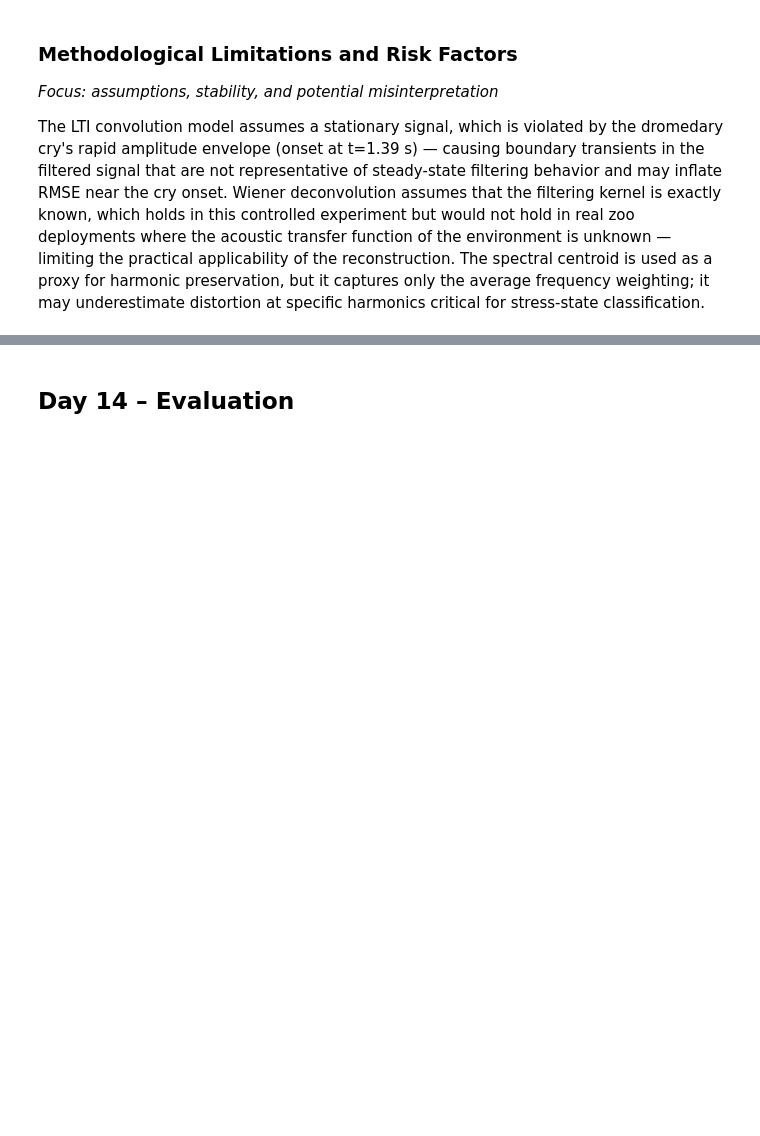
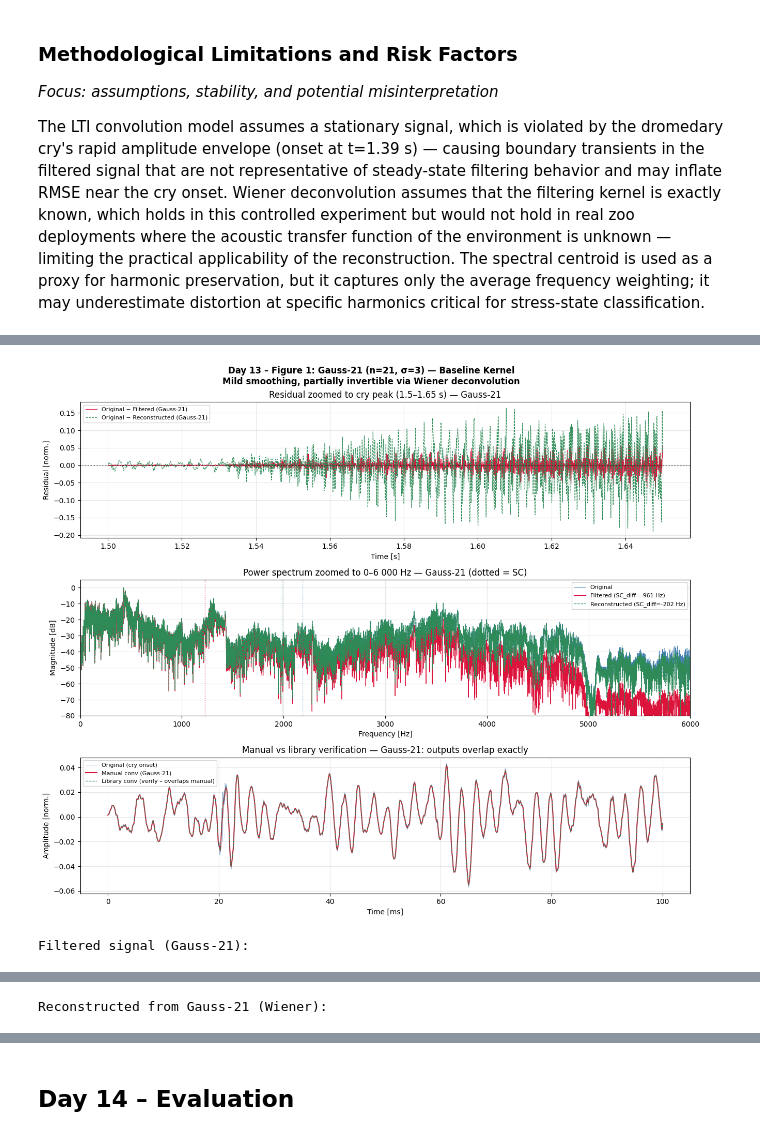
Before and after one commit to Sandra-Senn/gbsv_mc, a Jupyter notebook: mc1/gbsv_mc1.3_convolution_sandra_senn.ipynb, the cells around one changed output, grey strips where cells are left out. Saved outputs shown, nothing was run; the diff lists cells and outputs as text; code cells hidden in the pictures; blank space fills up the shorter version.

```diff
--- a/mc1/gbsv_mc1.3_convolution_sandra_senn.ipynb
+++ b/mc1/gbsv_mc1.3_convolution_sandra_senn.ipynb
@@ -232,0 +325,19 @@ The code should be written in a clear and structured manner such that its logic
+# %%
+#  Manual convolution on cry segment for verification
+# Segment taken from cry region (not silence) so differences are visible
+cry_start = int(1.39 * fs)
+cry_end   = int(1.49 * fs)   # 100 ms of active cry
+seg       = audio[cry_start:cry_end]
+
+
+man_g21  = manual_convolve(seg, k_gauss21)
+man_g51  = manual_convolve(seg, k_gauss51)
+lib_g21  = np.convolve(seg, k_gauss21, mode='same')
+lib_g51  = np.convolve(seg, k_gauss51, mode='same')
+
+
+
+print('Manual vs library verification (max absolute error):')
+print(f'  Gaussian-21: {np.max(np.abs(man_g21 - lib_g21)):.2e}')
+print(f'  Gaussian-51: {np.max(np.abs(man_g51 - lib_g51)):.2e}')
+print('  → Errors are at floating-point precision (< 1e-15), confirming correctness.')
@@ -232,0 +392,30 @@ The code should be written in a clear and structured manner such that its logic
+# %%
+#  Visualization
+zoom_s, zoom_e = 1.50, 1.65
+mask    = (t >= zoom_s) & (t <= zoom_e)
+t_seg   = np.arange(len(seg)) / fs * 1000
+
+
+
+#  Figure 1: Gauss-21 (baseline)
+fig1, ax1 = plt.subplots(3, 1, figsize=(13, 11))
+fig1.suptitle('Day 13 – Figure 1: Gauss-21 (n=21, σ=3) — Baseline Kernel\n'
+              'Mild smoothing, partially invertible via Wiener deconvolution',
+              fontsize=12, fontweight='bold')
+plot_kernel_analysis(ax1[0], ax1[1], ax1[2],
+                     audio, t, freqs, seg,
+                     filtered_g21, rec_g21, man_g21, lib_g21,
+                     sc_orig, sc_f21 - sc_orig, sc_rec_g21 - sc_orig,
+                     zoom_s=1.50, zoom_e=1.65,
+                     color_f='crimson', color_r='seagreen',
+                     label='Gauss-21')
+plt.tight_layout()
+plt.show()
+
+print('\nFiltered signal (Gauss-21):')
+ipd.display(ipd.Audio(filtered_g21, rate=fs))
+print('Reconstructed from Gauss-21 (Wiener):')
+ipd.display(ipd.Audio(rec_g21, rate=fs))
+# %% [output]
+[figure, added]
+Filtered signal (Gauss-21):
@@ -232,0 +423 @@ The code should be written in a clear and structured manner such that its logic
+Reconstructed from Gauss-21 (Wiener):
```
Also changed, not shown: parts of 7 cells of this notebook, 2 other files.
